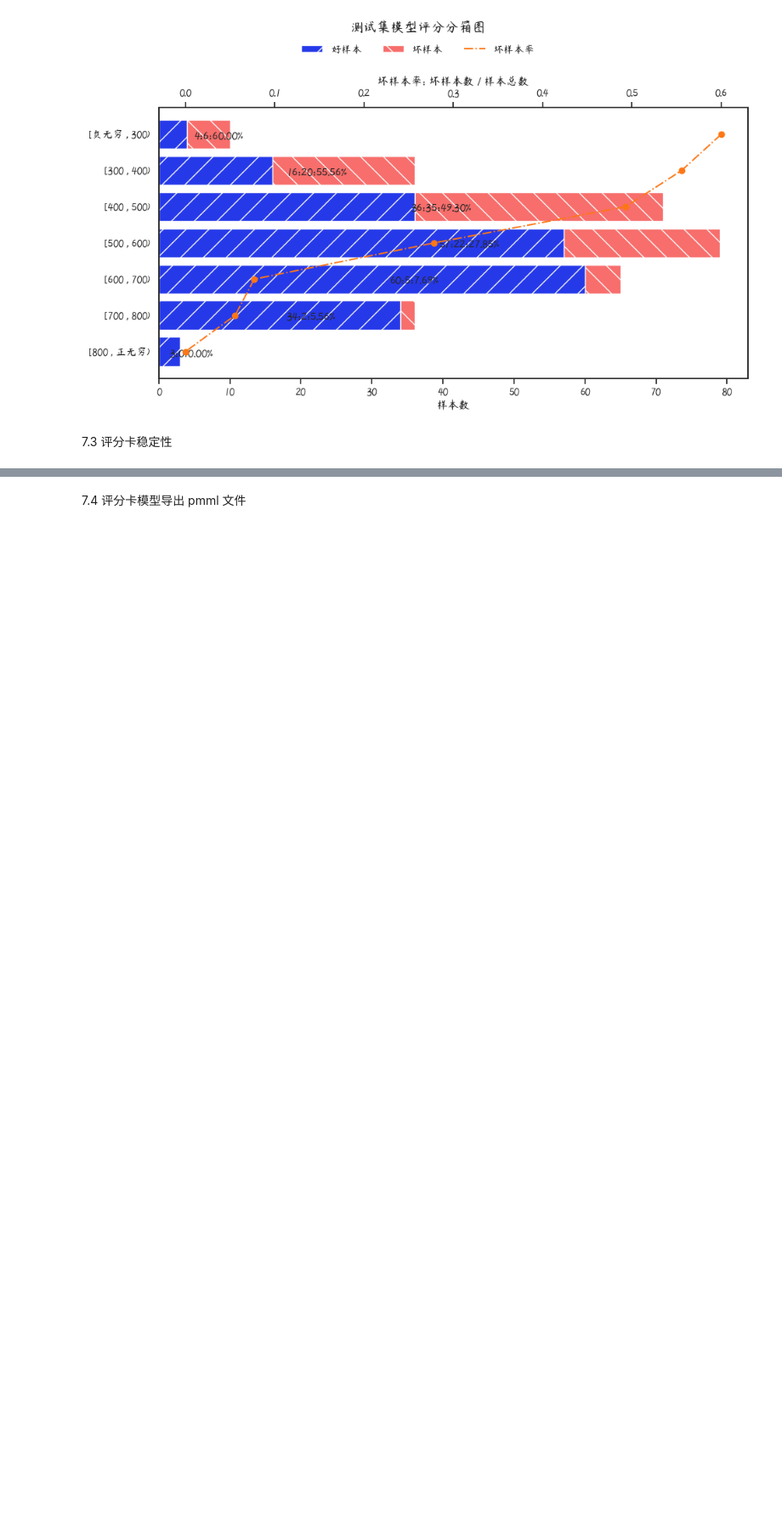
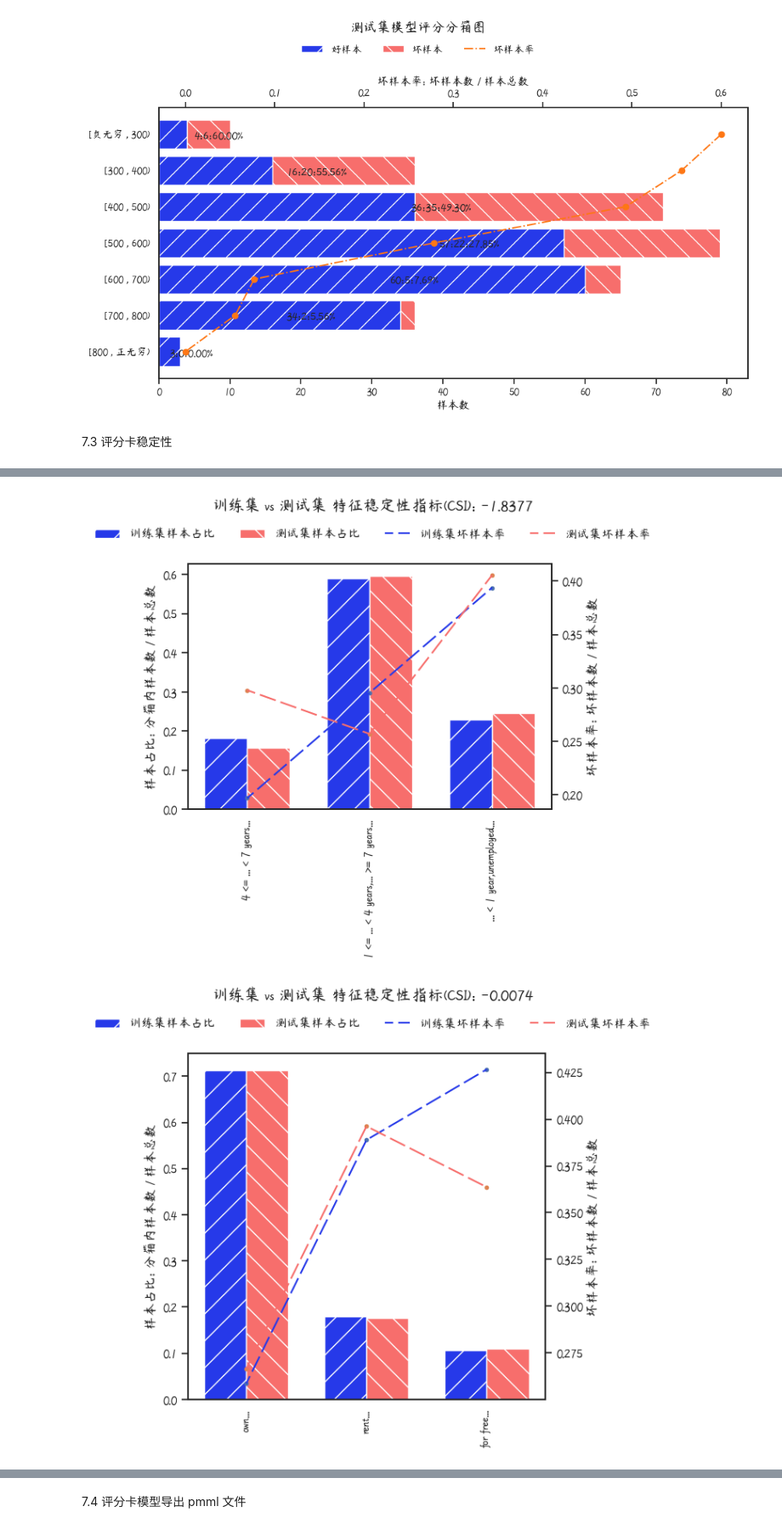
Before and after one commit to itlubber/scorecardpipeline, a Jupyter notebook: examples/scorecard_samples.ipynb, the cells around one changed output, grey strips where cells are left out. Shown at 85% size. Drawn from its saved outputs; the diff is of its cells as text; code cells hidden in the pictures; blank space fills up the shorter version.

```diff
--- a/examples/scorecard_samples.ipynb
+++ b/examples/scorecard_samples.ipynb
@@ -731,0 +763,9 @@ display(psi_table)
+# %%
+for col in card._feature_names:
+    feature_table_train = sp.feature_bin_stats(train, col, target=target, desc=feature_map.get(col, "") or "逻辑回归入模变量", combiner=feature_pipeline.named_steps["combiner"])
+    feature_table_test = sp.feature_bin_stats(test, col, target=target, desc=feature_map.get(col, "") or "逻辑回归入模变量", combiner=feature_pipeline.named_steps["combiner"])
+
+    csi_table = sp.csi_plot(feature_table_train, feature_table_test, card[col], result=True, plot=True, max_len=35, figsize=(6, 6), labels=["训练集", "测试集"])
+# %% [output]
+[figure, added]
+[figure, added]
```
Also changed, not shown: parts of 14 cells of this notebook, 5 other files.
